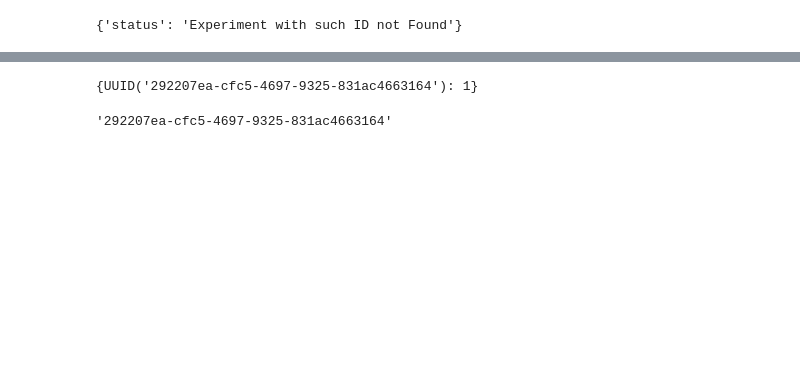
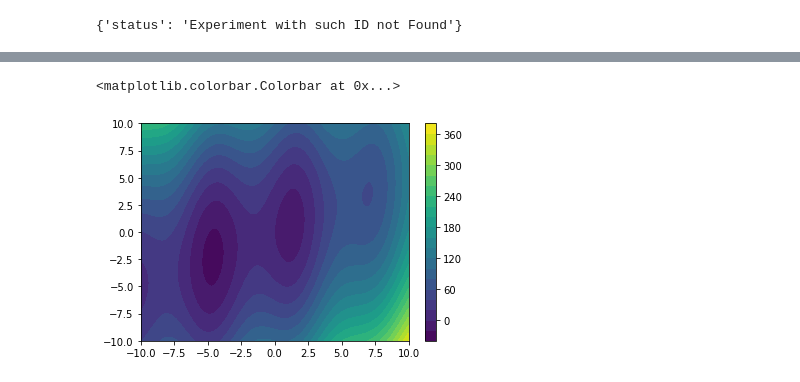
Before and after one commit to Alex314/optimum, a Jupyter notebook: TestApp.ipynb, the cells around one changed output, grey strips where cells are left out. Drawn from its saved outputs; the diff is of its cells as text; code cells hidden in the pictures; blank space fills up the shorter version.

```diff
--- a/TestApp.ipynb
+++ b/TestApp.ipynb
@@ -34,8 +33,16 @@ d = {i: 1}
-# %%
-d
-# %% [output]
-{UUID('292207ea-cfc5-4697-9325-831ac4663164'): 1}
-# %%
-str(i)
-# %% [output]
-'292207ea-cfc5-4697-9325-831ac4663164'
+# %%
+def f(a, b):
+    return a**2 + b**2 - a*b - 20*np.sin(a) + 5*a
+
+a = np.linspace(-10, 10, 100)
+b = np.linspace(-10, 10, 100)
+
+x, y = np.meshgrid(a, b)
+
+z = f(x, y)
+
+plt.contourf(x, y, z, levels=20)
+plt.colorbar()
+# %% [output]
+<matplotlib.colorbar.Colorbar at 0x...>
+[figure, added]
```
Also changed, not shown: parts of 9 cells of this notebook, 2 other files.
